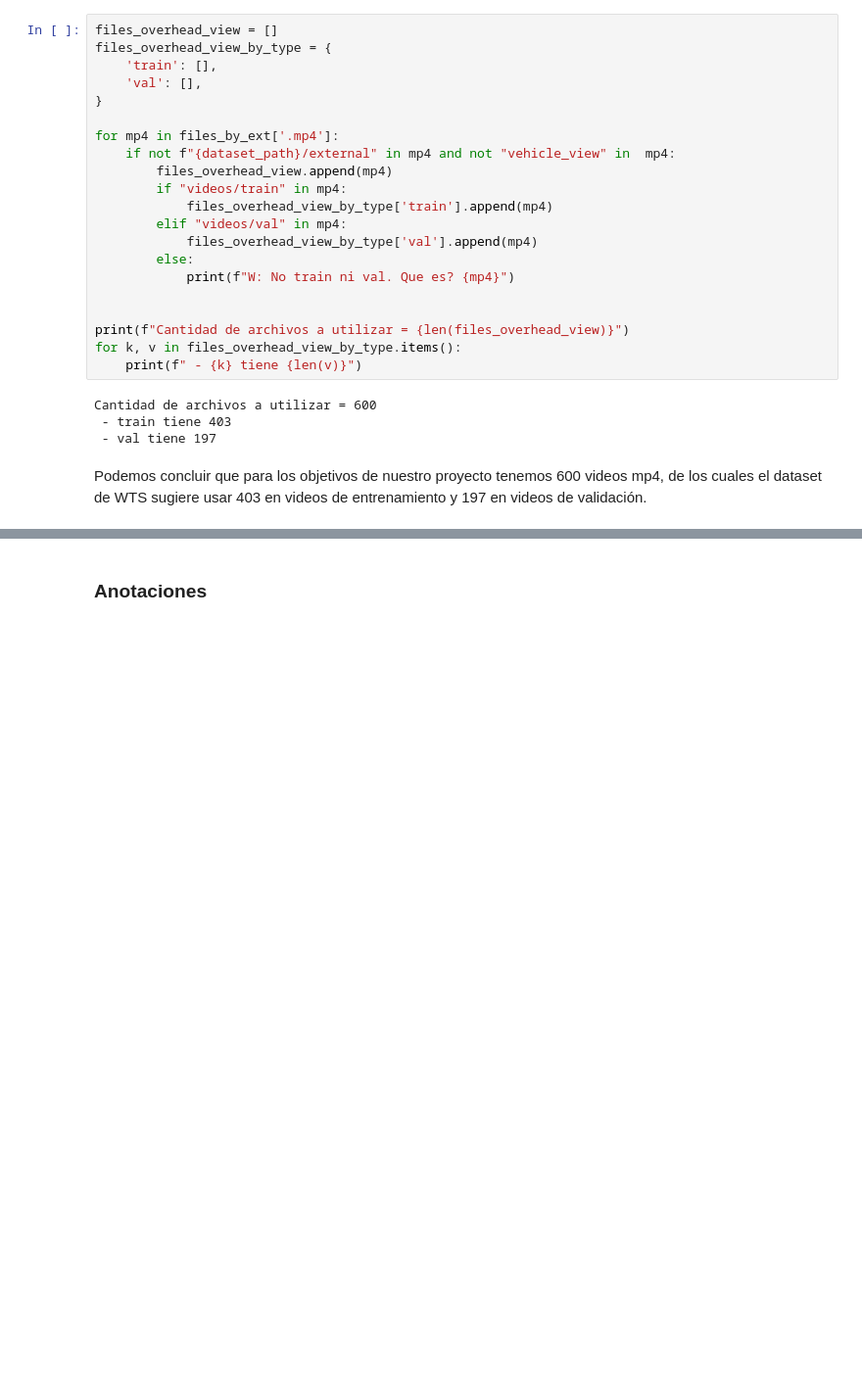
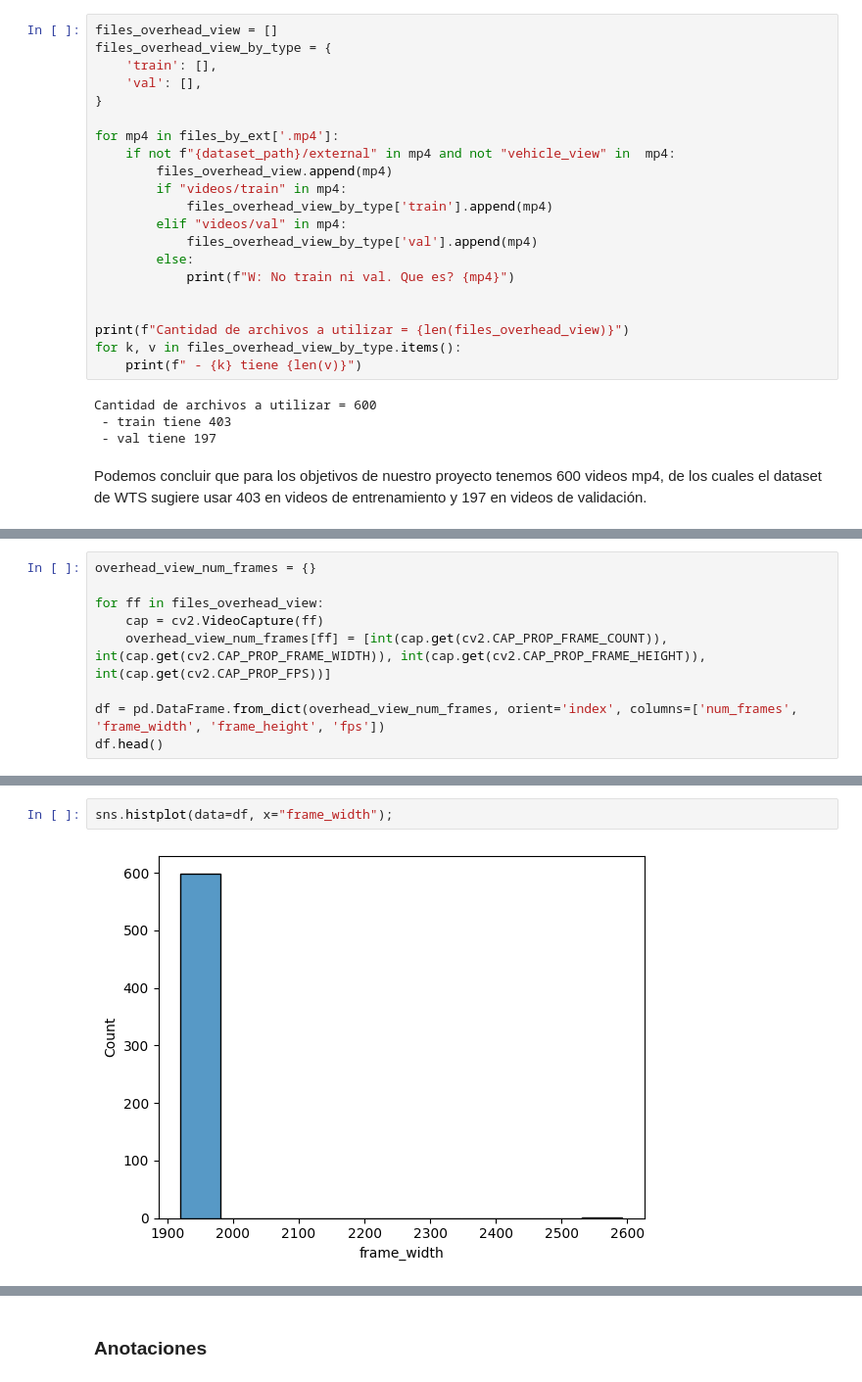
Before and after one commit to marcelarosalesj/mna_proyecto_integrador_equipo13, a Jupyter notebook: avance1_EDA.ipynb, the cells around one changed output, grey strips where cells are left out. Shown at 98% size. Drawn from its saved outputs; the diff is of its cells as text; blank space fills up the shorter version.

```diff
--- a/avance1_EDA.ipynb
+++ b/avance1_EDA.ipynb
@@ -102,0 +109,9 @@ Podemos concluir que para los objetivos de nuestro proyecto tenemos 600 videos m
+# %%
+overhead_view_num_frames = {}
+
+for ff in files_overhead_view:
+    cap = cv2.VideoCapture(ff)
+    overhead_view_num_frames[ff] = [int(cap.get(cv2.CAP_PROP_FRAME_COUNT)), int(cap.get(cv2.CAP_PROP_FRAME_WIDTH)), int(cap.get(cv2.CAP_PROP_FRAME_HEIGHT)), int(cap.get(cv2.CAP_PROP_FPS))]
+
+df = pd.DataFrame.from_dict(overhead_view_num_frames, orient='index', columns=['num_frames', 'frame_width', 'frame_height', 'fps'])
+df.head()
@@ -102,0 +125,4 @@ Podemos concluir que para los objetivos de nuestro proyecto tenemos 600 videos m
+# %%
+sns.histplot(data=df, x="frame_width");
+# %% [output]
+[figure, added]
```
Also changed, not shown: parts of 11 cells of this notebook, 1 other file.
